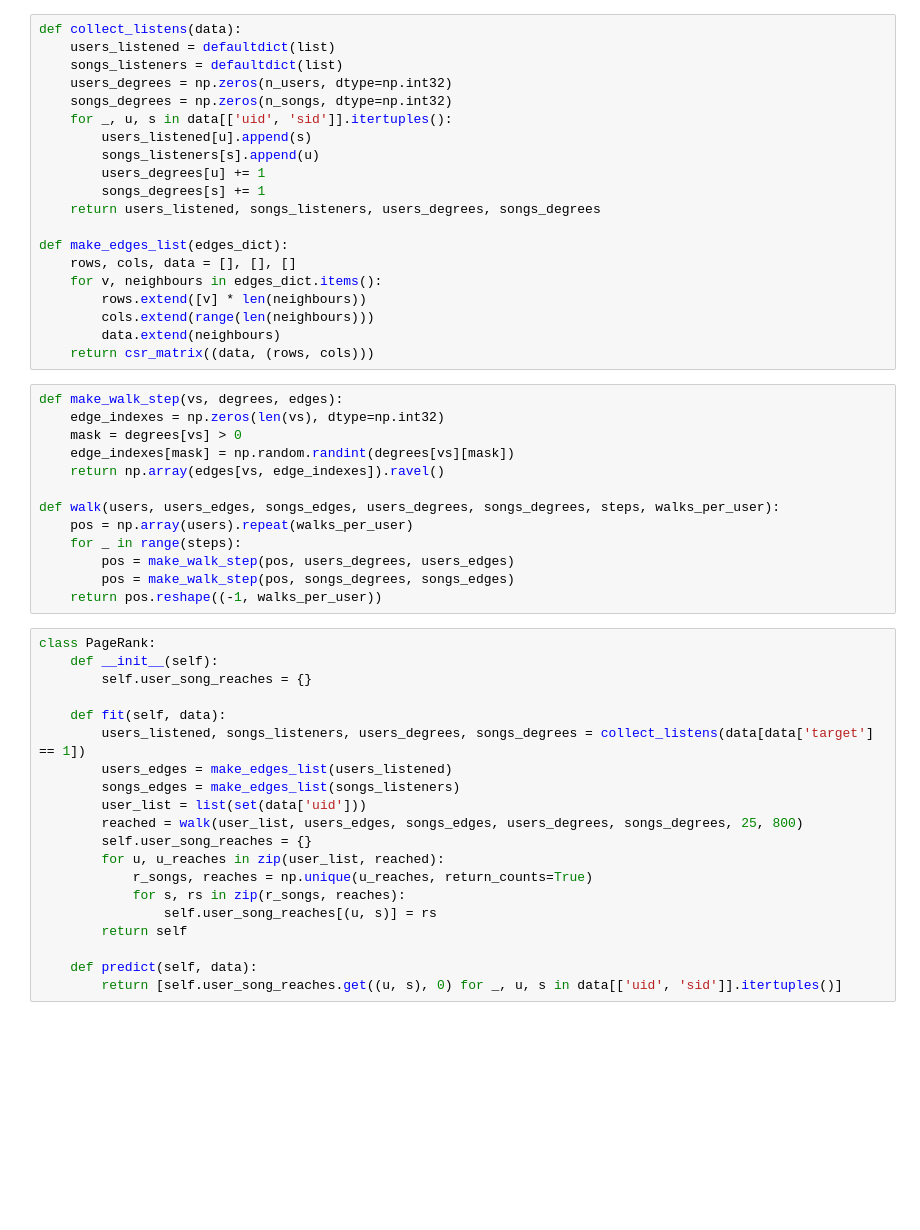
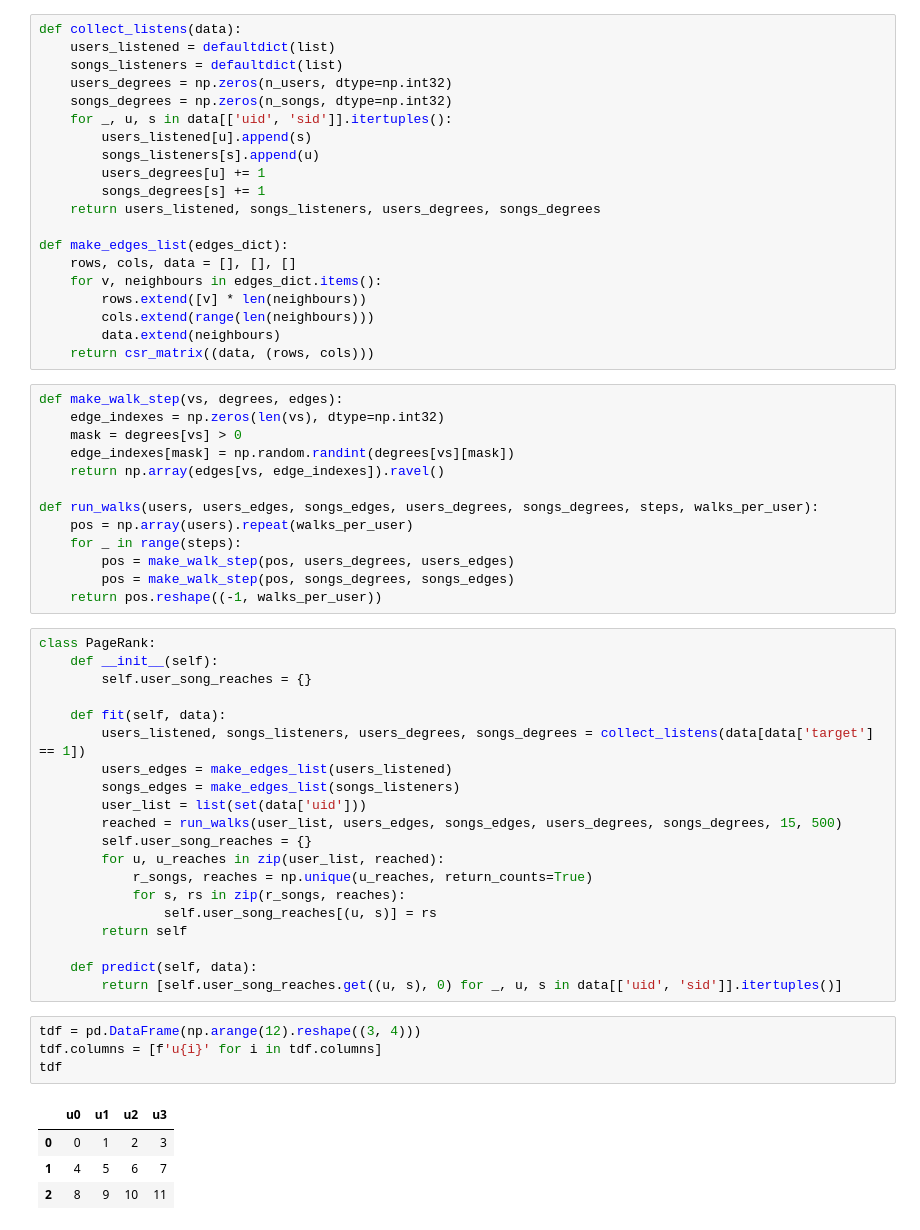
Before and after one commit to ASGusev/recsys_hw, a Jupyter notebook: hw2.ipynb, the cells around one changed output. Saved outputs shown, nothing was run; the diff lists cells and outputs as text; blank space fills up the shorter version.

```diff
--- a/hw2.ipynb
+++ b/hw2.ipynb
@@ -112,7 +132,7 @@ def make_walk_step(vs, degrees, edges):
     edge_indexes[mask] = np.random.randint(degrees[vs][mask])
     return np.array(edges[vs, edge_indexes]).ravel()
 
-def walk(users, users_edges, songs_edges, users_degrees, songs_degrees, steps, walks_per_user):
+def run_walks(users, users_edges, songs_edges, users_degrees, songs_degrees, steps, walks_per_user):
     pos = np.array(users).repeat(walks_per_user)
     for _ in range(steps):
         pos = make_walk_step(pos, users_degrees, users_edges)
@@ -128,7 +148,7 @@ class PageRank:
         users_edges = make_edges_list(users_listened)
         songs_edges = make_edges_list(songs_listeners)
         user_list = list(set(data['uid']))
-        reached = walk(user_list, users_edges, songs_edges, users_degrees, songs_degrees, 25, 800)
+        reached = run_walks(user_list, users_edges, songs_edges, users_degrees, songs_degrees, 15, 500)
         self.user_song_reaches = {}
         for u, u_reaches in zip(user_list, reached):
             r_songs, reaches = np.unique(u_reaches, return_counts=True)
@@ -138,3 +158,12 @@ class PageRank:
 
     def predict(self, data):
         return [self.user_song_reaches.get((u, s), 0) for _, u, s in data[['uid', 'sid']].itertuples()]
+# %%
+tdf = pd.DataFrame(np.arange(12).reshape((3, 4)))
+tdf.columns = [f'u{i}' for i in tdf.columns]
+tdf
+# %% [output]
+|  | u0 | u1 | u2 | u3 |
+| 0 | 0 | 1 | 2 | 3 |
+| 1 | 4 | 5 | 6 | 7 |
+| 2 | 8 | 9 | 10 | 11 |
```
Also changed, not shown: parts of 32 cells of this notebook.
